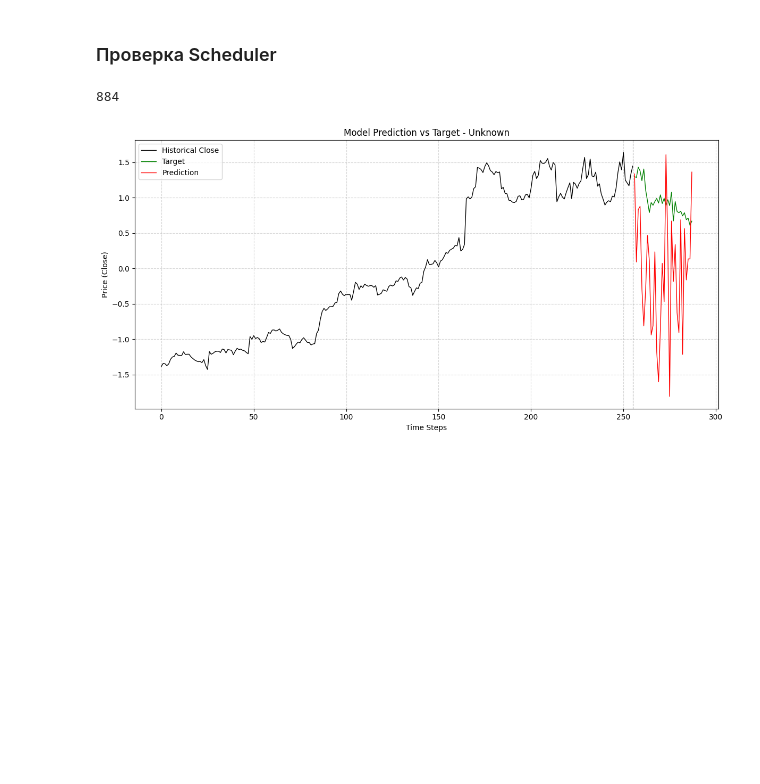
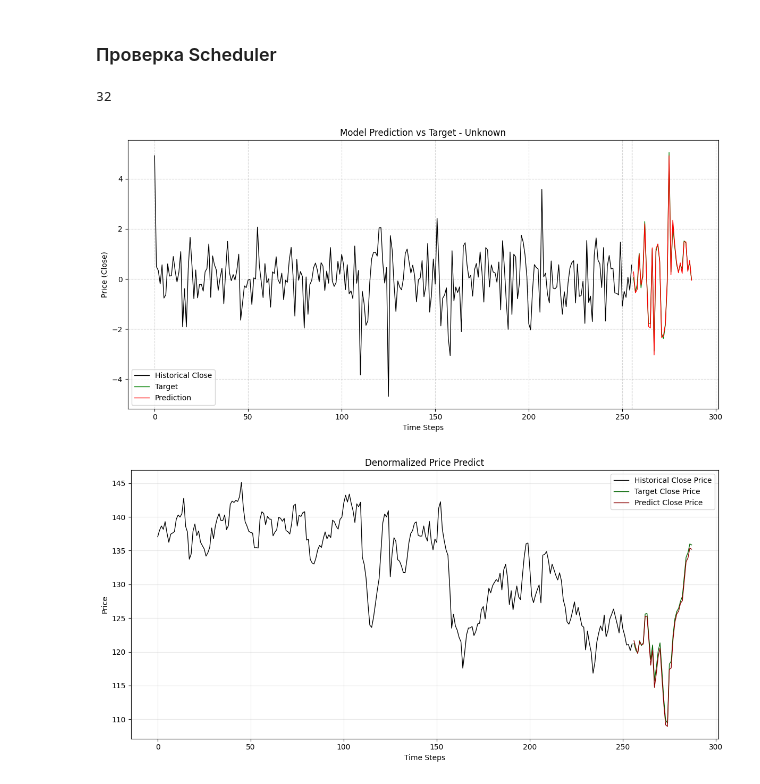
Before and after one commit to GrafikXxxxxxxYyyyyyyyyyy/TradingDiffusion, a Jupyter notebook: Workbench.ipynb, the cells around one changed output. Drawn from its saved outputs; the diff is of its cells as text; code cells hidden in the pictures; blank space fills up the shorter version.

```diff
--- a/Workbench.ipynb
+++ b/Workbench.ipynb
@@ -14,7 +14,7 @@
 # %%
 from src.utils.dataset import TradingDataset, TradingNormalizer
 
-normalizer = TradingNormalizer(method='z-score', history_len=256)
+normalizer = TradingNormalizer(method='log_returns', history_len=256)
 
 dataset = TradingDataset(
     data_path='data/',
@@ -52,15 +53,17 @@ Stats: {'mean_0': np.float32(106.52902), 'std_0': np.float32(32.508186), 'mean_1
 ### Проверка Scheduler
 # %%
 from diffusers import DDPMScheduler
-from src.utils.visualization import plot_model_prediction
+from src.utils.visualization import plot_model_prediction, plot_model_prediction_denormalized
 
 scheduler = DDPMScheduler()
 timestep = torch.randint(0, 1000, (1,))
 noisy = scheduler.add_noise(sample['target'], torch.randn_like(sample['target']), timestep)
 
 print(timestep.item())
 plot_model_prediction(sample['history'], sample['target'], noisy)
+plot_model_prediction_denormalized(sample['history'], sample['target'], sample['stats'], noisy)
 # plot_model_prediction(sample['history'], noisy, noisy)
 # %% [output]
-884
+32
-[figure, old version]
+[figure, new version]
+[figure, added]
```
Also changed, not shown: parts of 1 cell of this notebook, 4 other files.
